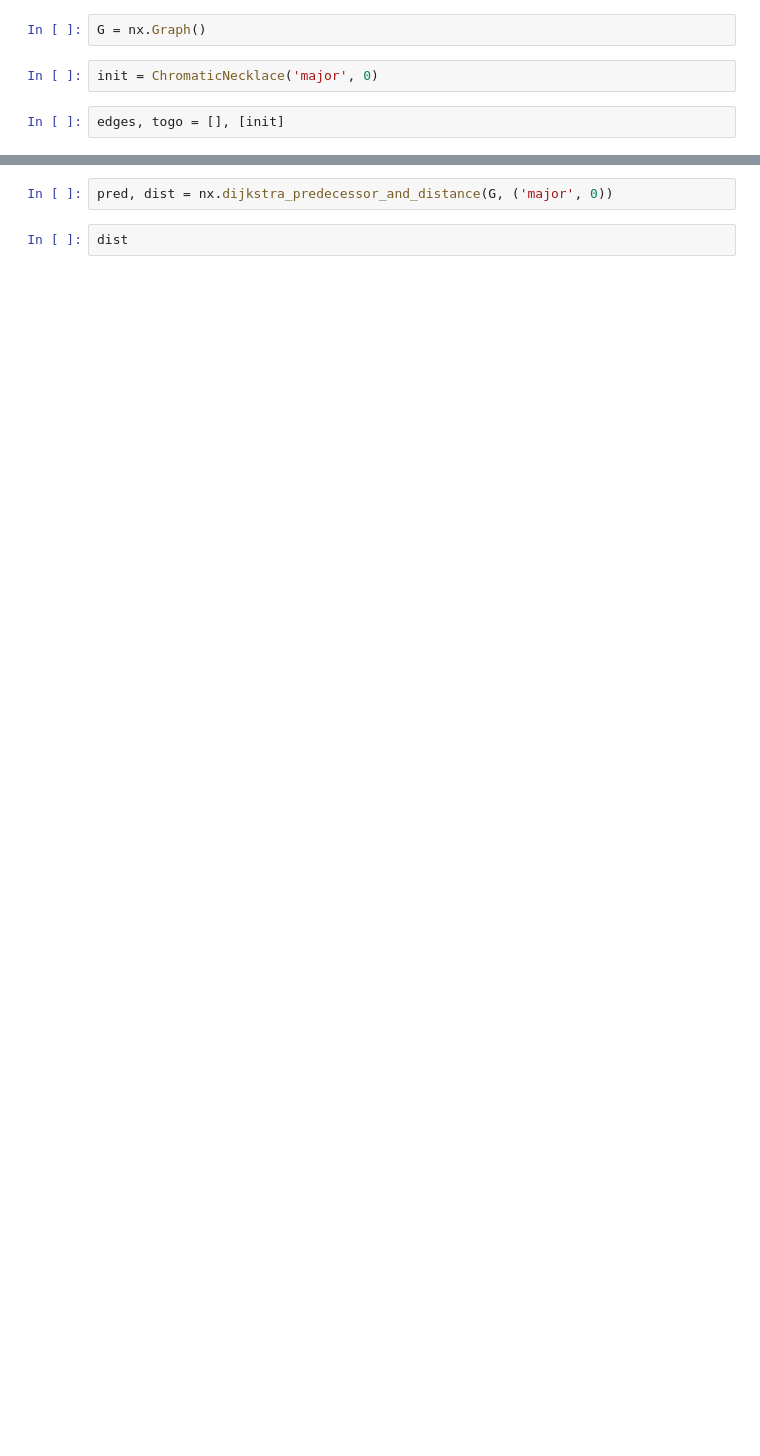
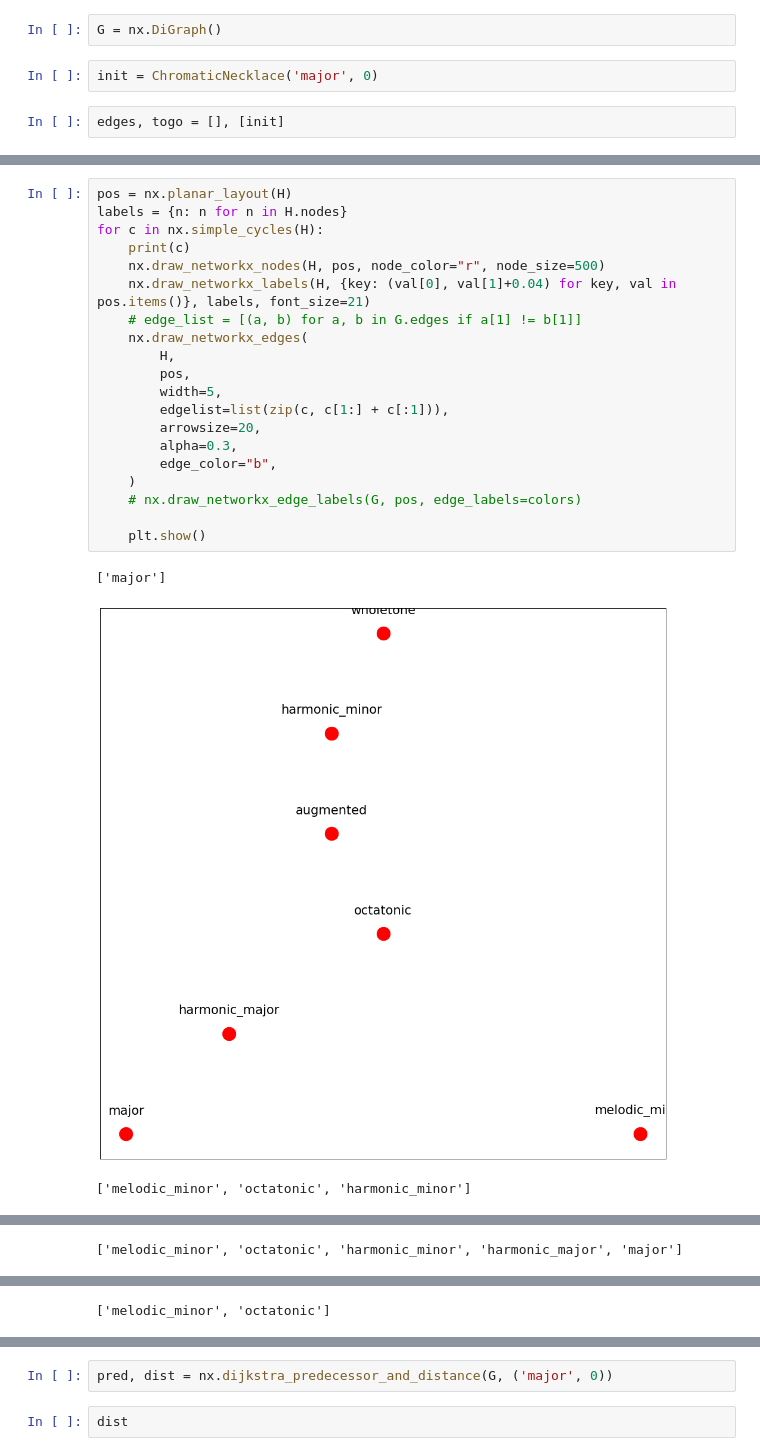
Before and after one commit to kureta/harmonic-scales, a Jupyter notebook: explore_graph.ipynb, the cells around one changed output, grey strips where cells are left out. Drawn from its saved outputs; the diff is of its cells as text; blank space fills up the shorter version.

```diff
--- a/explore_graph.ipynb
+++ b/explore_graph.ipynb
@@ -8,7 +7,7 @@ plt.rcParams['figure.figsize'] = [17, 17]
 # %%
 from harmony import ChromaticNecklace
 # %%
-G = nx.Graph()
+G = nx.DiGraph()
 # %%
 init = ChromaticNecklace('major', 0)
 # %%
@@ -77,0 +160,24 @@ plt.show()
+# %%
+pos = nx.planar_layout(H)
+labels = {n: n for n in H.nodes}
+for c in nx.simple_cycles(H):
+    print(c)
+    nx.draw_networkx_nodes(H, pos, node_color="r", node_size=500)
+    nx.draw_networkx_labels(H, {key: (val[0], val[1]+0.04) for key, val in pos.items()}, labels, font_size=21)
+    # edge_list = [(a, b) for a, b in G.edges if a[1] != b[1]]
+    nx.draw_networkx_edges(
+        H,
+        pos,
+        width=5,
+        edgelist=list(zip(c, c[1:] + c[:1])),
+        arrowsize=20,
+        alpha=0.3,
+        edge_color="b",
+    )
+    # nx.draw_networkx_edge_labels(G, pos, edge_labels=colors)
+
+    plt.show()
+# %% [output]
+['major']
+[figure, added]
+['melodic_minor', 'octatonic', 'harmonic_minor']
@@ -77,0 +185 @@ plt.show()
+['melodic_minor', 'octatonic', 'harmonic_minor', 'harmonic_major', 'major']
@@ -77,0 +187 @@ plt.show()
+['melodic_minor', 'octatonic']
```
Also changed, not shown: parts of 25 cells of this notebook, 12 other files.
